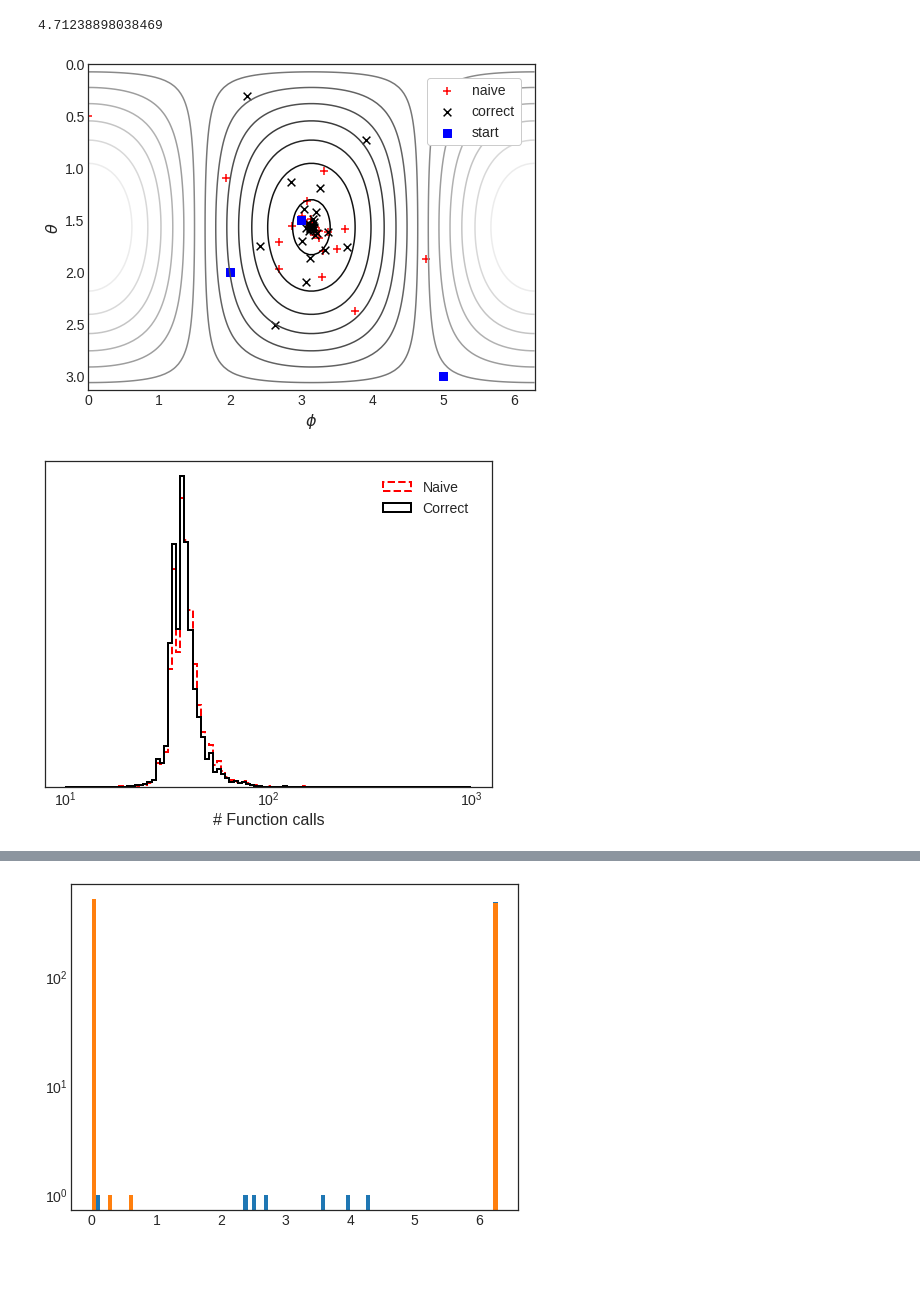
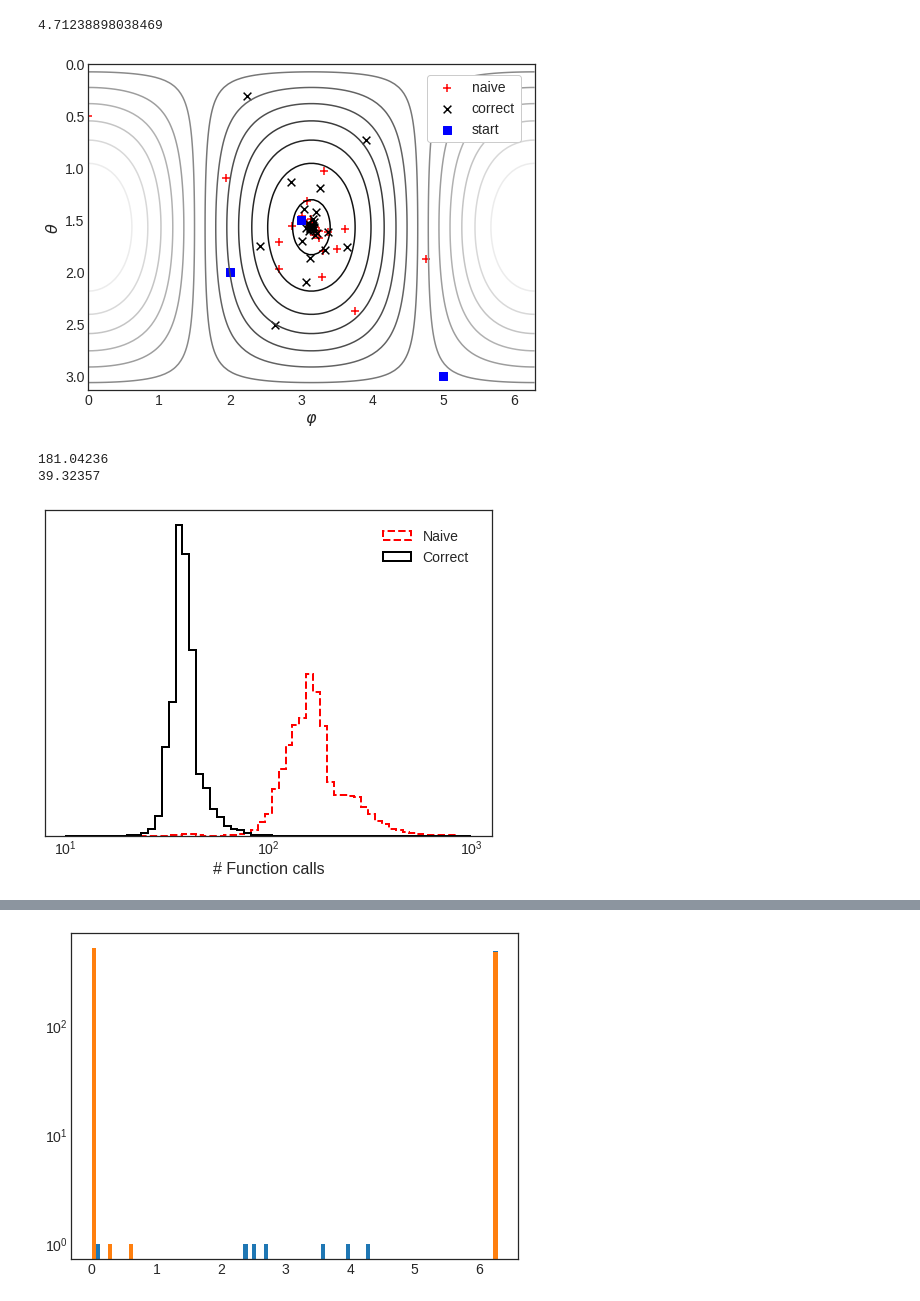
Before and after one commit to philippeller/spherical_opt, a Jupyter notebook: Simplex.ipynb, the cells around one changed output, grey strips where cells are left out. Cells and saved outputs as stored; diff of their text form; code cells hidden in the pictures; blank space fills up the shorter version.

```diff
--- a/Simplex.ipynb
+++ b/Simplex.ipynb
@@ -498,8 +499,8 @@ f = periodic
 bad = False
 
 def f(x):
-    new_y, new_x = rotate_point(x[1], x[0], np.pi, 0)#np.pi)
-    if bad:
+    new_y, new_x = rotate_point(x[1], x[0], 0, 0)#np.pi)
+    if not bad:
         new_x -= np.pi
         new_x = new_x % (2*np.pi)
 
@@ -571,7 +572,7 @@ fig.legend(loc='upper right', bbox_to_anchor=(0.85, 0.85), frameon=True, frameal
 
 ax.set_xlim((0,2*np.pi))
 ax.set_ylim((0,np.pi))
-ax.set_xlabel(r'$\phi$')
+ax.set_xlabel(r'$\varphi$')
 ax.set_ylabel(r'$\theta$')
 
 ax.invert_yaxis()
@@ -579,11 +580,14 @@ ax.invert_yaxis()
 if bad:
     fig.savefig('ex_bad.pdf')
     fig.savefig('ex_bad.png')
+elif rand:
+    fig.savefig('ex_rand.pdf')
+    fig.savefig('ex_rand.png')
 else:
     fig.savefig('ex_good.pdf')
     fig.savefig('ex_good.png')
 # %% [output]
-[figure, old version]
+[figure, new version]
 # %%
 #benchmark
 
@@ -616,27 +649,35 @@ for i in range(10000):
 # %%
 fig, ax = plt.subplots()
 
 
-bins = np.logspace(1,3,100)
+bins = np.logspace(1,3,60)
 ax.hist(ncall_cart, bins=bins, histtype='step', lw=2, ls='--', color='r', label='Naive')
 ax.hist(ncall_sph, bins=bins, histtype='step', lw=2, color='k', label='Correct')
 #ax.set_yscale('log')
 ax.set_xscale('log')
+
+print np.mean(ncall_cart)
+print np.mean(ncall_sph)
 
 ax.set_xlabel('# Function calls')
 ax.set_ylabel('Frequency (a.u.)')
 ax.yaxis.set_visible(False)
 
 fig.legend(loc='upper right', bbox_to_anchor=(0.77, 0.85))
 
 if bad:
     fig.savefig('calls_bad.pdf')
     fig.savefig('calls_bad.png')
+elif rand:
+    fig.savefig('calls_rand.pdf')
+    fig.savefig('calls_rand.png')
 else:
     fig.savefig('calls_good.pdf')
     fig.savefig('calls_good.png')
 # %% [output]
+181.04236
+39.32357
-[figure, old version]
+[figure, new version]
 # %%
 #angular error
 
```
Also changed, not shown: parts of 5 cells of this notebook.
